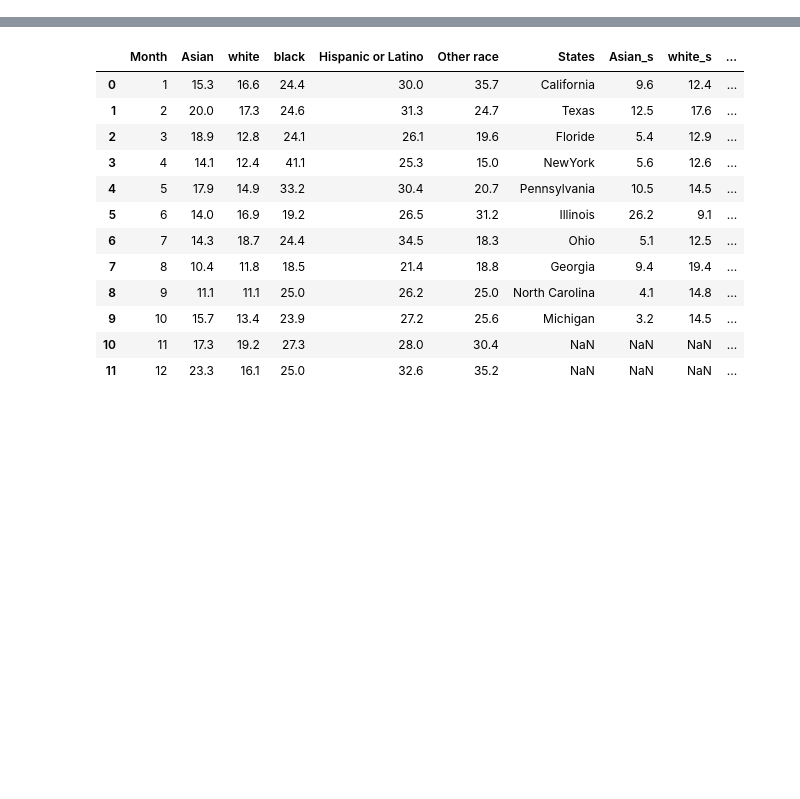
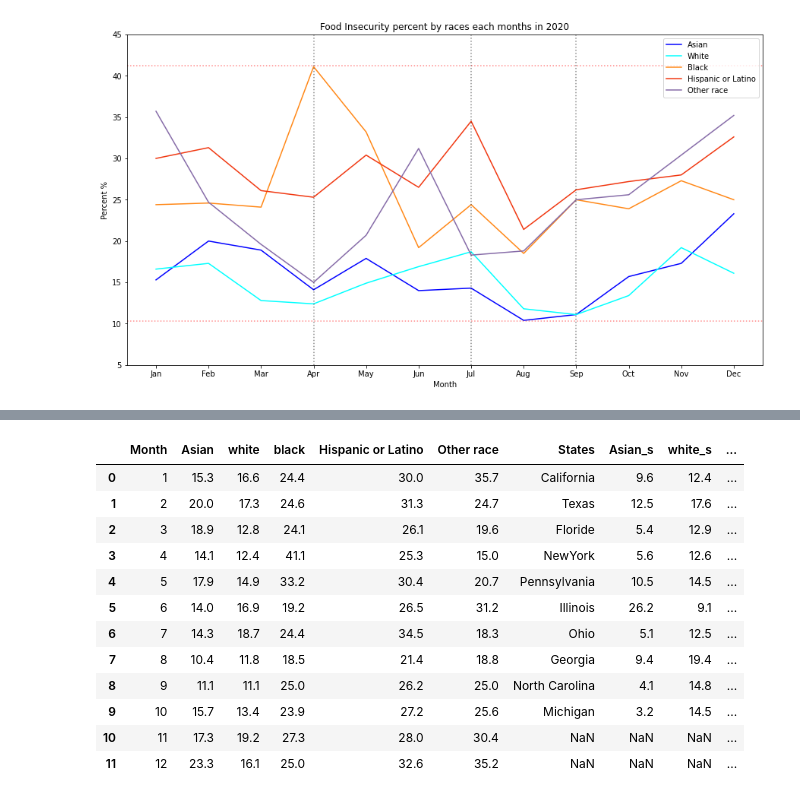
Before and after one commit to MCsweetsoup/ECE143-FinalProject, a Jupyter notebook: Food Insercuity.ipynb, the cells around one changed output, grey strips where cells are left out. Saved outputs shown, nothing was run; the diff lists cells and outputs as text; code cells hidden in the pictures; blank space fills up the shorter version.

```diff
--- a/Food Insercuity.ipynb
+++ b/Food Insercuity.ipynb
@@ -3,3 +3,82 @@ import pandas as pd
 import matplotlib.pyplot as plt
 import math
 import numpy as np
+
+'''
+This graph is about the food Insecurity percent by different races in each month in 2020 in California
+data: represent each race percent encounter food insecurity compare to the overall each race in california by month
+'''
+data = pd.read_csv('2022 food insecurity vs race .csv')
+plt.figure(figsize=(15,8))
+month = ['Jan','Feb','Mar','Apr','May','Jun','Jul','Aug','Sep','Oct','Nov','Dec']
+#Asian Plot
+plt.plot(data['Asian'],label=r'Asian',c='blue')
+
+#white plot
+plt.plot(data['white'],label=r'White',c='cyan')
+
+#black plot
+plt.plot(data['black'],label=r'Black',c='#ff8817')
+
+#Hispanic or Latino plot
+plt.plot(data['Hispanic or Latino'],label=r'Hispanic or Latino',c='#f13710')
+
+#Other race plot
+plt.plot(data['Other race'],label=r'Other race',c='#866ba8')
+
+ind = np.arange(len(month))
+plt.axvline(x=3,color ='black',ls =':',alpha=0.45)
+plt.axvline(x=6,color ='black',ls =':',alpha=0.45)
+plt.axvline(x=8,color ='black',ls =':',alpha=0.45)
+plt.axhline(y=10.3,color ='red',ls =':',alpha=0.45)
+plt.axhline(y=41.2,color ='red',ls =':',alpha=0.45)
+plt.xticks(ind, month)
+plt.legend(loc='upper right')
+plt.xlabel("Month")
+plt.ylabel("Percent %")
+plt.title('Food Insecurity percent by races each months in 2020')
+plt.ylim(5, 45)
+# end for the first graph code
+
+
+
+'''
+This graph is about the average of the food insercurity in 2020 by different races
+'''
+plt.figure(figsize=(10,7))
+name= ["Asian",'Black','Hispanic','White','Other race']
+average = [data['Asian'].sum()/12,data['black'].sum()/12,data['Hispanic or Latino'].sum()/12,data['white'].sum()/12,data['Other race'].sum()/12]
+plt.figure(figsize=(7,7))
+plt.bar(name,average,color=['blue', 'red', 'green', 'yellow', 'cyan'])
+plt.ylabel("Percent %")
+plt.title('Food Insecurity percent by Races in 2020 In California')
+#end for this graph
+
+
+'''
+This graph is the top ten population states in USA for food insecurity percent in 2020 by different races
+data: each races encounter food insecurity percent in different states
+'''
+states= ["CA",'TX','FL','NY','PA','IL','OH','GA','NC','MI']
+California = {}
+asian = [i for i in data['Asian_s'] if math.isnan(i) == False]
+white = [i for i in data['white_s'] if math.isnan(i) == False]
+black = [i for i in data['black_s'] if math.isnan(i) == False]
+latino =[i for i in data['Hispanic_s'] if math.isnan(i) == False]
+other = [i for i in data['other_s'] if math.isnan(i) == False]
+
+plt.figure(figsize=(10,7))
+ind = np.arange(len(states))
+width = 0.15
+plt.bar(ind,asian,width,color="blue",label = 'Asian')
+plt.bar(ind+width,white,width,color="red",label = 'White')
+plt.bar(ind+width*2,black,width,color="green",label = 'Black')
+plt.bar(ind+width*3,latino,width,color="yellow",label = 'Hispanic or Latino')
+plt.bar(ind+width*4,other,width,color="cyan",label = 'Other race')
+plt.xticks(ind, states)
+plt.legend(loc='upper right')
+plt.ylabel("Percent%")
+plt.title('Food Insecurity percent in each states with different races')
+plt.ylim(5, 50)
+#end for this graph
+# %% [output]
@@ -5,0 +86 @@ import numpy as np
+[figure, added]
```
Also changed, not shown: parts of 5 cells of this notebook, 9 other files.
